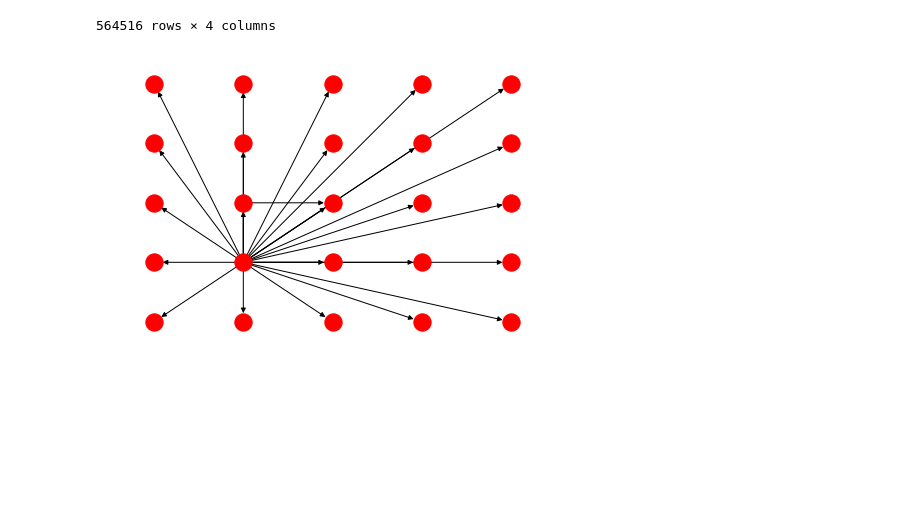
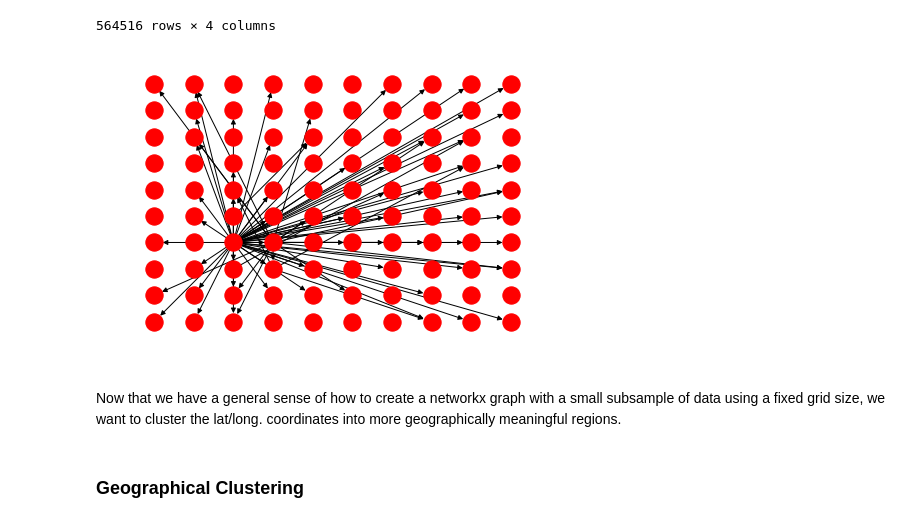
Before and after one commit to BisratM/NYC-Traffic-Analysis, a Jupyter notebook: parse_uber.ipynb, the cells around one changed output. Cells and saved outputs as stored; diff of their text form; code cells hidden in the pictures; blank space fills up the shorter version.

Commit message:
initial look at uber

```diff
--- a/parse_uber.ipynb
+++ b/parse_uber.ipynb
@@ -8,5 +10,5 @@ import matplotlib.pyplot as plt
 # %%
 # path to files
-path_uber_raw = "uber-tlc-foil-response/uber-trip-data/uber-raw-data-apr14.csv"
+path_uber_raw = "uber-trip-data/uber-raw-data-apr14.csv"
 # %%
 data = pd.read_csv(path_uber_raw)
@@ -74,8 +79,19 @@ for pick_up in range(num_points):
 # %%
 # visualize graph with matplotlib
 # convert 1D node indices to 2D graph coordinates
-pos_2d = [(x % grid_size, math.floor(x/grid_size), ) for x in range(grid_size*grid_size)]
-pos_mapping = dict(zip(range(grid_size*grid_size), pos_2d))
-nx.draw(G, pos_mapping)
+def drawGraph(G, grid_size):
+    pos_2d = [(x % grid_size, math.floor(x/grid_size), ) for x in range(grid_size*grid_size)]
+    pos = dict(zip(range(grid_size*grid_size), pos_2d))
+    nx.draw(G, pos)
+    labels = nx.get_edge_attributes(G,'weight')
-# %% [output]
-[figure, removed]
+# %%
+grid_size = 10
+G = createDiGraph(data, grid_size, 100)
+# %%
+drawGraph(G, grid_size)
+# %% [output]
+[figure, added]
+# %% [markdown]
+Now that we have a general sense of how to create a networkx graph with a small subsample of data using a fixed grid size, we want to cluster the lat/long. coordinates into more geographically meaningful regions.
+# %% [markdown]
+### Geographical Clustering
```
Also changed, not shown: parts of 13 cells of this notebook, 9 other files.
